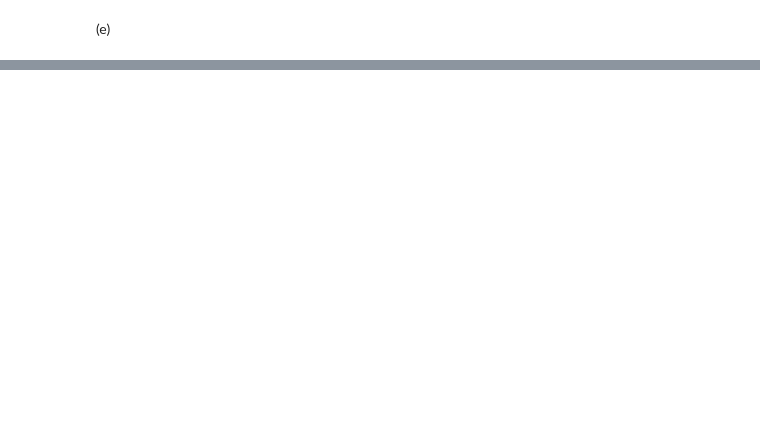
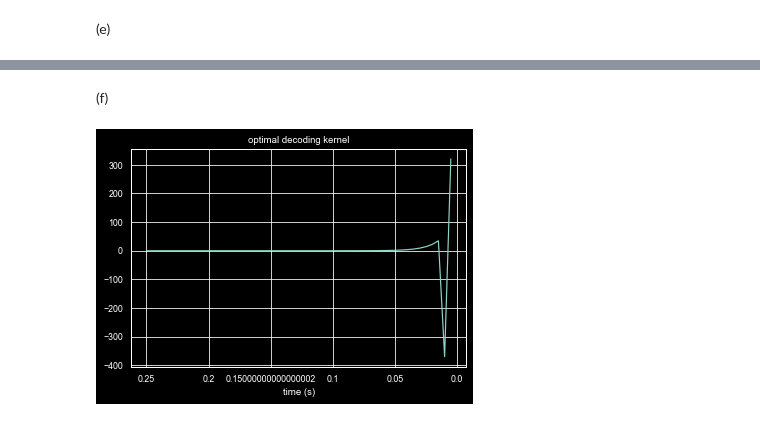
Before and after one commit to bramantyois/aand, a Jupyter notebook: week_05/week_05.ipynb, the cells around one changed output, grey strips where cells are left out. Drawn from its saved outputs; the diff is of its cells as text; code cells hidden in the pictures; blank space fills up the shorter version.

```diff
--- a/week_05/week_05.ipynb
+++ b/week_05/week_05.ipynb
@@ -106,0 +109,18 @@ plot_autocorrelation(kernel, T, ylim2 = 60000)
+# %% [markdown]
+(f)
+# %%
+k, k_time, s_est, s_est_time = estimate_decoder(t, white_stim, r_est, del_t)
+# %%
+mid = int(k_time.shape[0]/2)
+num_ticks = 50
+
+ticks = np.arange(0, num_ticks+10, 10)
+ticks_label = np.flip(np.linspace(k_time[mid], k_time[mid+num_ticks], ticks.shape[0]))
+
+plt.plot(np.flip(k[mid:mid+num_ticks]))
+plt.title('optimal decoding kernel')
+plt.xticks(ticks, ticks_label)
+plt.xlabel('time (s)')
+plt.show()
+# %% [output]
+[figure, added]
```
Also changed, not shown: parts of 17 cells of this notebook, 2 other files.
